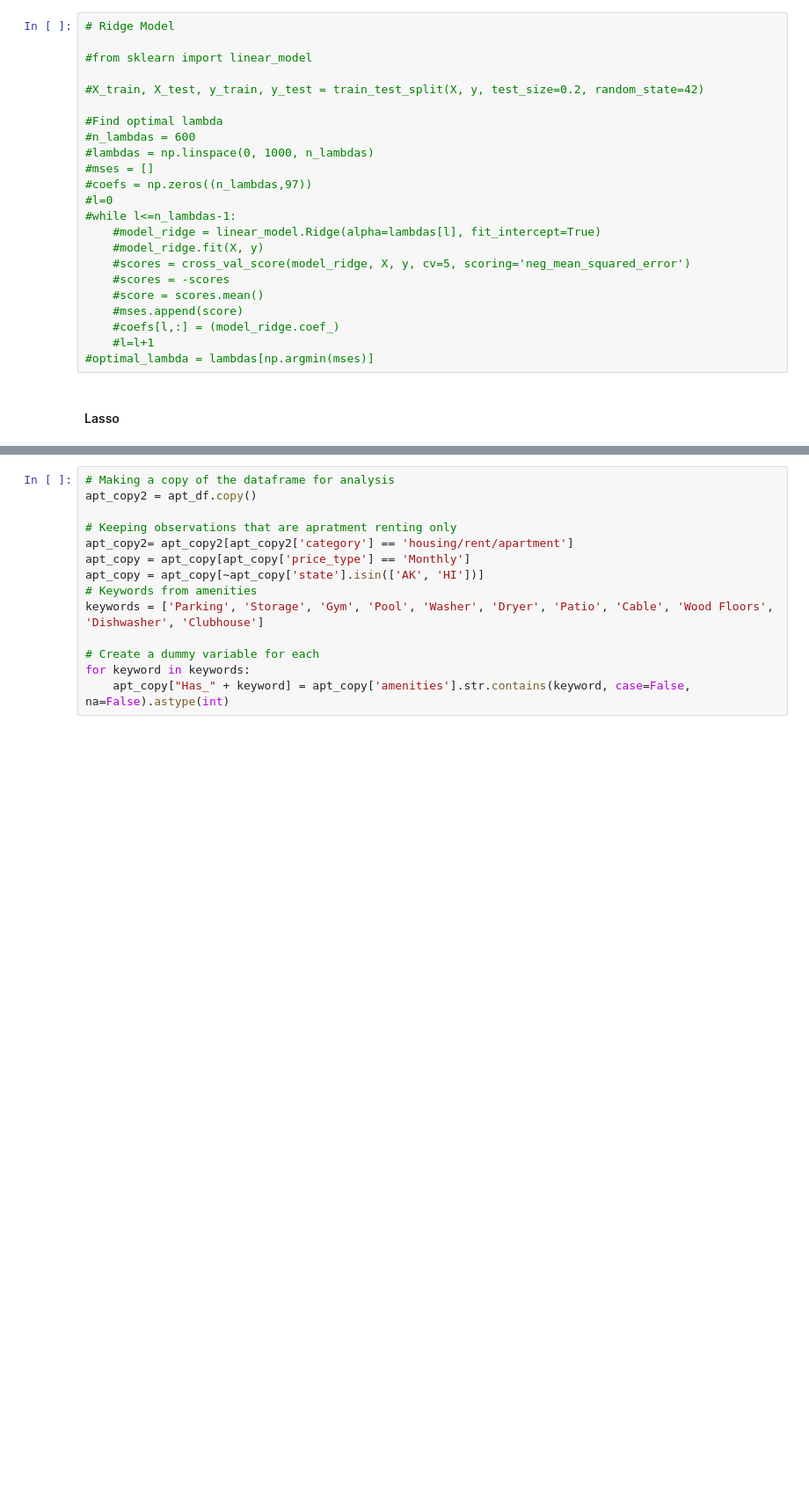
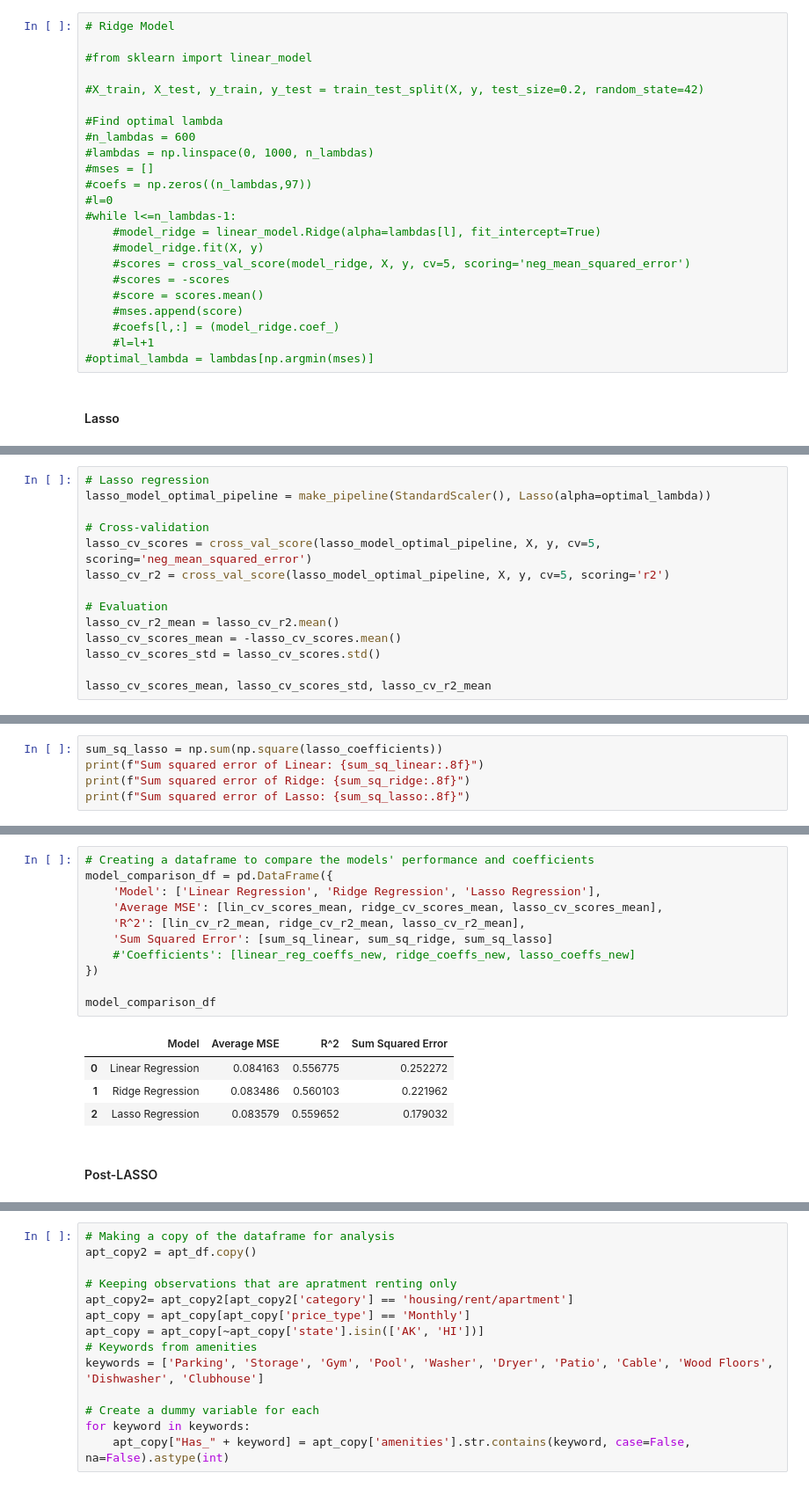
Before and after one commit to yidanzhao00/Natural-Gas-Price-Tendency-Analysis, a Jupyter notebook: code/ML_project.ipynb, the cells around one changed output, grey strips where cells are left out. Shown at 88% size. Saved outputs shown, nothing was run; the diff lists cells and outputs as text; blank space fills up the shorter version.

```diff
--- a/code/ML_project.ipynb
+++ b/code/ML_project.ipynb
@@ -896,0 +793,14 @@ array([ 4.09588247e-01, -1.21120149e-01,  1.36005878e-01,  6.14496706e-02,
+# %%
+# Lasso regression
+lasso_model_optimal_pipeline = make_pipeline(StandardScaler(), Lasso(alpha=optimal_lambda))
+
+# Cross-validation
+lasso_cv_scores = cross_val_score(lasso_model_optimal_pipeline, X, y, cv=5, scoring='neg_mean_squared_error')
+lasso_cv_r2 = cross_val_score(lasso_model_optimal_pipeline, X, y, cv=5, scoring='r2')
+
+# Evaluation
+lasso_cv_r2_mean = lasso_cv_r2.mean()
+lasso_cv_scores_mean = -lasso_cv_scores.mean()
+lasso_cv_scores_std = lasso_cv_scores.std()
+
+lasso_cv_scores_mean, lasso_cv_scores_std, lasso_cv_r2_mean
@@ -917,0 +876,5 @@ zero_coefficients
+# %%
+sum_sq_lasso = np.sum(np.square(lasso_coefficients))
+print(f"Sum squared error of Linear: {sum_sq_linear:.8f}")
+print(f"Sum squared error of Ridge: {sum_sq_ridge:.8f}")
+print(f"Sum squared error of Lasso: {sum_sq_lasso:.8f}")
@@ -917,0 +934,18 @@ zero_coefficients
+# %%
+# Creating a dataframe to compare the models' performance and coefficients
+model_comparison_df = pd.DataFrame({
+    'Model': ['Linear Regression', 'Ridge Regression', 'Lasso Regression'],
+    'Average MSE': [lin_cv_scores_mean, ridge_cv_scores_mean, lasso_cv_scores_mean],
+    'R^2': [lin_cv_r2_mean, ridge_cv_r2_mean, lasso_cv_r2_mean],
+    'Sum Squared Error': [sum_sq_linear, sum_sq_ridge, sum_sq_lasso]
+    #'Coefficients': [linear_reg_coeffs_new, ridge_coeffs_new, lasso_coeffs_new]
+})
+
+model_comparison_df
+# %% [output]
+|  | Model | Average MSE | R^2 | Sum Squared Error |
+| 0 | Linear Regression | 0.084163 | 0.556775 | 0.252272 |
+| 1 | Ridge Regression | 0.083486 | 0.560103 | 0.221962 |
+| 2 | Lasso Regression | 0.083579 | 0.559652 | 0.179032 |
+# %% [markdown]
+#### Post-LASSO
```
Also changed, not shown: parts of 26 cells of this notebook.
